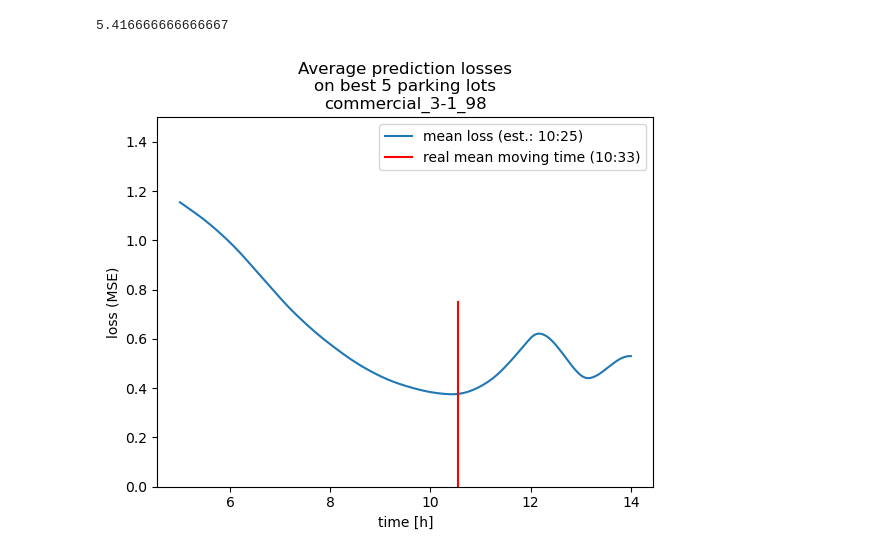
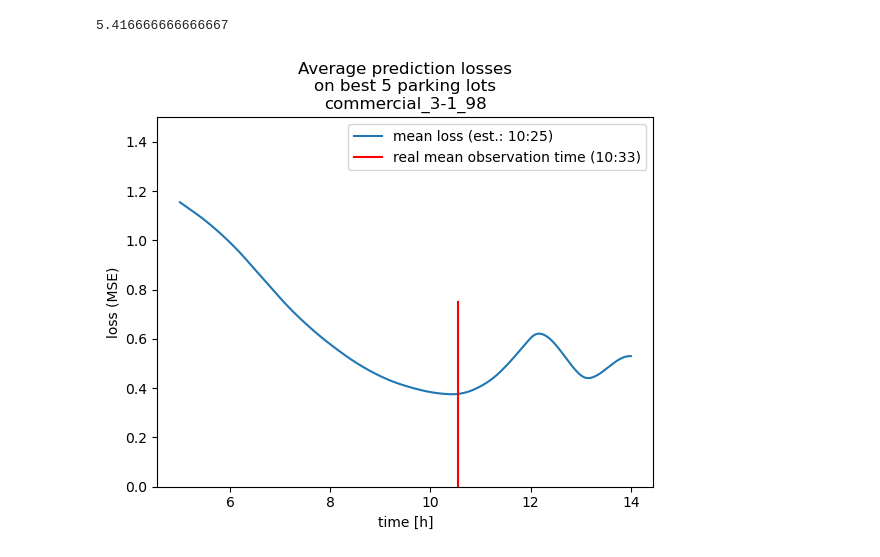
Before and after one commit to alelevente/sumo_sec, a Jupyter notebook: 03_src/07_malicious_infer.ipynb, the cells around one changed output. Drawn from its saved outputs; the diff is of its cells as text; code cells hidden in the pictures.

Commit message:
some minor fixes on figures

```diff
--- a/03_src/07_malicious_infer.ipynb
+++ b/03_src/07_malicious_infer.ipynb
@@ -201,25 +203,25 @@ np.argmin(parking_losses_cv)/60
 # %%
 predt = np.argmin(parking_losses_cv)+4*60+WINDOW
 pred_h = predt // 60
 pred_m = predt % 60
 
 realt = int(known_moving_times[VEHICLE_ID]/60)
 real_h = realt // 60
 real_m = realt % 60
 
 plt.plot(np.linspace(4+WINDOW/60, 15-WINDOW/60, len(parking_losses_cv)), parking_losses_cv,
          label="mean loss (est.: %d:%d)"%(pred_h, pred_m))
 plt.axvline(x=realt/60, ymin=0, ymax=0.5,
-           c="r", label="real mean moving time (%d:%d)"%(real_h, real_m))
+           c="r", label="real mean observation time (%d:%d)"%(real_h, real_m))
 plt.xlabel("time [h]")
 plt.ylabel("loss (MSE)")
 plt.ylim(0, 1.5)
 plt.title("Average prediction losses\non best 5 parking lots\n%s"%VEHICLE_ID)
 plt.legend()
 plt.savefig("../05_doc/img/tloss_%s.png"%VEHICLE_ID)
 #plt.plot(parking_losses_time)
 #print((np.argmin(parking_losses_time)*60+14400)/3600)
 #plt.plot(np.convolve(parking_losses_time, np.ones(90))/90, alpha=0.4, label="error")
 #plt.plot(np.diff(parking_losses_time), alpha=0.4, label="error")
 # %% [output]
-[figure, old version]
+[figure, new version]
```
Also changed, not shown: parts of 2 cells of this notebook, 5 other files.
